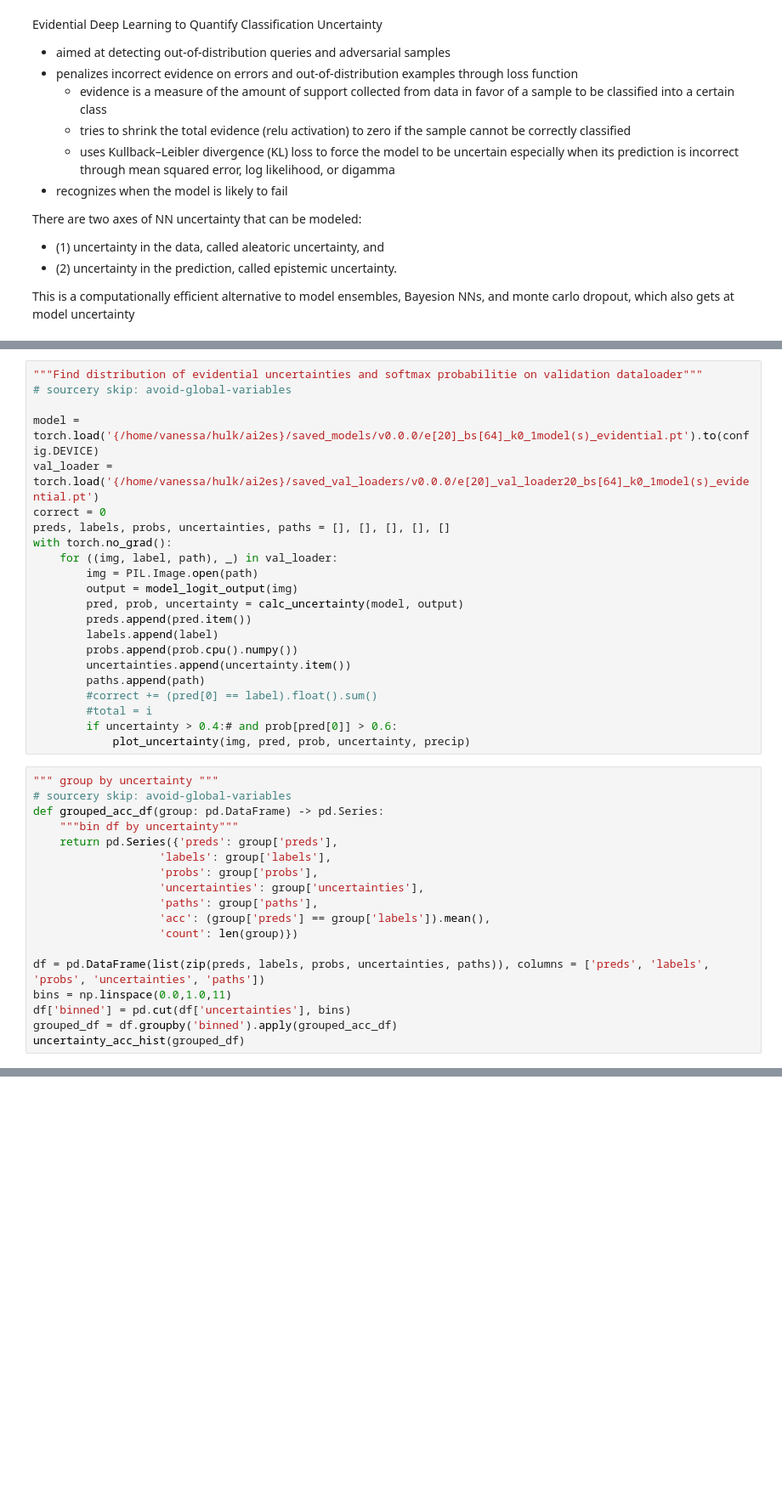
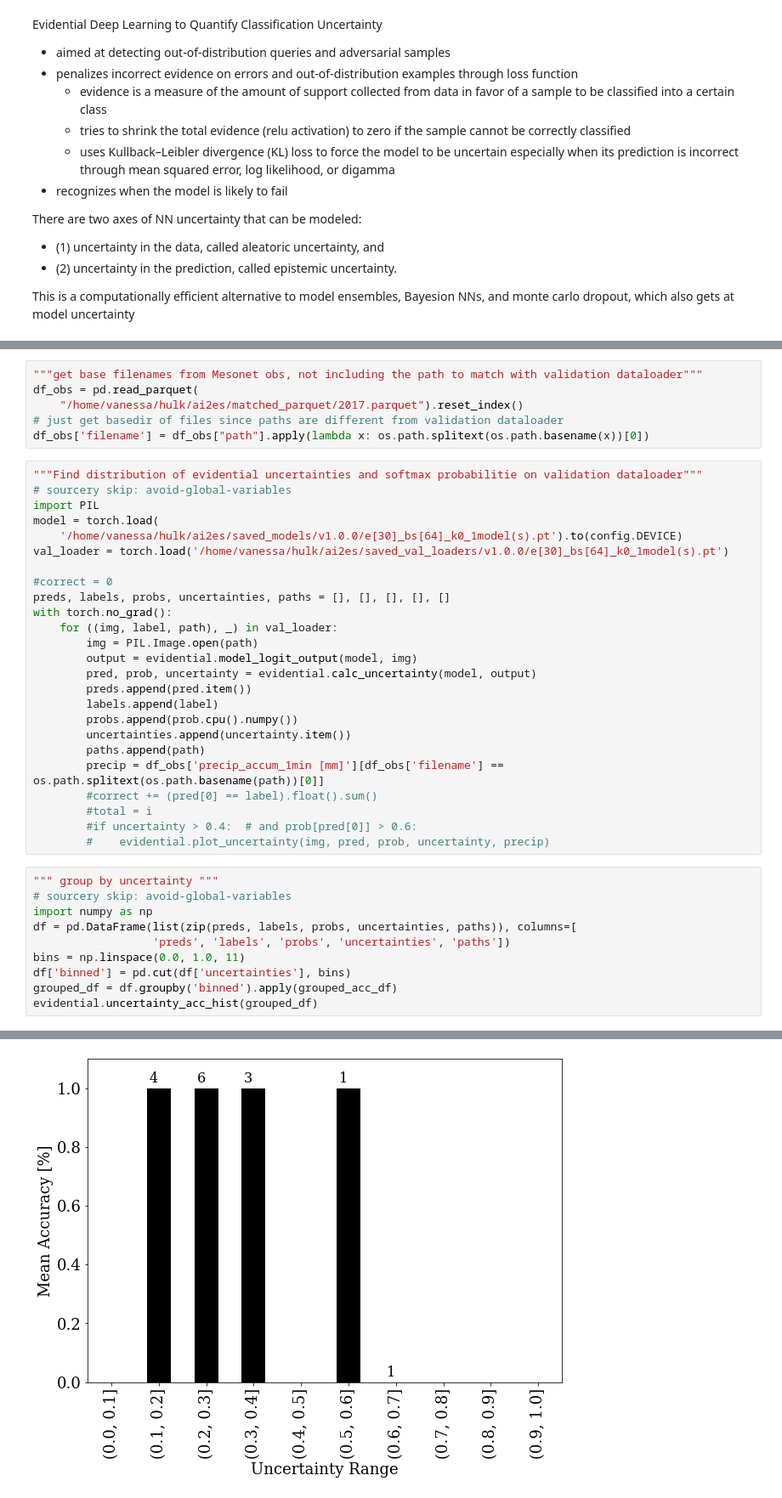
Before and after one commit to vprzybylo/ai2es, a Jupyter notebook: notebooks/evidential_uncertainty.ipynb, the cells around one changed output, grey strips where cells are left out. Shown at 85% size. Saved outputs shown, nothing was run; the diff lists cells and outputs as text; blank space fills up the shorter version.

```diff
--- a/notebooks/evidential_uncertainty.ipynb
+++ b/notebooks/evidential_uncertainty.ipynb
@@ -152,40 +50,42 @@ Name: precip_accum_1min [mm], Length: 8768, dtype: float64
+# %%
+"""get base filenames from Mesonet obs, not including the path to match with validation dataloader"""
+df_obs = pd.read_parquet(
+    "/home/vanessa/hulk/ai2es/matched_parquet/2017.parquet").reset_index()
+# just get basedir of files since paths are different from validation dataloader
+df_obs['filename'] = df_obs["path"].apply(lambda x: os.path.splitext(os.path.basename(x))[0])
 # %%
 """Find distribution of evidential uncertainties and softmax probabilitie on validation dataloader"""
 # sourcery skip: avoid-global-variables
+import PIL
+model = torch.load(
+    '/home/vanessa/hulk/ai2es/saved_models/v1.0.0/e[30]_bs[64]_k0_1model(s).pt').to(config.DEVICE)
+val_loader = torch.load('/home/vanessa/hulk/ai2es/saved_val_loaders/v1.0.0/e[30]_bs[64]_k0_1model(s).pt')
 
-model = torch.load('{/home/vanessa/hulk/ai2es}/saved_models/v0.0.0/e[20]_bs[64]_k0_1model(s)_evidential.pt').to(config.DEVICE)
-val_loader = torch.load('{/home/vanessa/hulk/ai2es}/saved_val_loaders/v0.0.0/e[20]_val_loader20_bs[64]_k0_1model(s)_evidential.pt')
-correct = 0
+#correct = 0
 preds, labels, probs, uncertainties, paths = [], [], [], [], []
 with torch.no_grad():
     for ((img, label, path), _) in val_loader:
         img = PIL.Image.open(path)
-        output = model_logit_output(img)
-        pred, prob, uncertainty = calc_uncertainty(model, output)
+        output = evidential.model_logit_output(model, img)
+        pred, prob, uncertainty = evidential.calc_uncertainty(model, output)
         preds.append(pred.item())
         labels.append(label)
         probs.append(prob.cpu().numpy())
         uncertainties.append(uncertainty.item())
         paths.append(path)
+        precip = df_obs['precip_accum_1min [mm]'][df_obs['filename'] == os.path.splitext(os.path.basename(path))[0]]
         #correct += (pred[0] == label).float().sum()
         #total = i
-        if uncertainty > 0.4:# and prob[pred[0]] > 0.6:
-            plot_uncertainty(img, pred, prob, uncertainty, precip)
+        #if uncertainty > 0.4:  # and prob[pred[0]] > 0.6:
+        #    evidential.plot_uncertainty(img, pred, prob, uncertainty, precip)
 # %%
 """ group by uncertainty """
 # sourcery skip: avoid-global-variables
-def grouped_acc_df(group: pd.DataFrame) -> pd.Series:
-    """bin df by uncertainty"""
-    return pd.Series({'preds': group['preds'],
-                   'labels': group['labels'],
-                   'probs': group['probs'],
-                   'uncertainties': group['uncertainties'],
-                   'paths': group['paths'],
-                   'acc': (group['preds'] == group['labels']).mean(),
-                   'count': len(group)})
-
-df = pd.DataFrame(list(zip(preds, labels, probs, uncertainties, paths)), columns = ['preds', 'labels', 'probs', 'uncertainties', 'paths'])
-bins = np.linspace(0.0,1.0,11)
+import numpy as np
+df = pd.DataFrame(list(zip(preds, labels, probs, uncertainties, paths)), columns=[
+                  'preds', 'labels', 'probs', 'uncertainties', 'paths'])
+bins = np.linspace(0.0, 1.0, 11)
 df['binned'] = pd.cut(df['uncertainties'], bins)
 grouped_df = df.groupby('binned').apply(grouped_acc_df)
-uncertainty_acc_hist(grouped_df)
+evidential.uncertainty_acc_hist(grouped_df)
+# %% [output]
@@ -191,0 +112 @@ uncertainty_acc_hist(grouped_df)
+[figure, added]
```
Also changed, not shown: parts of 8 cells of this notebook, 2 other files.
